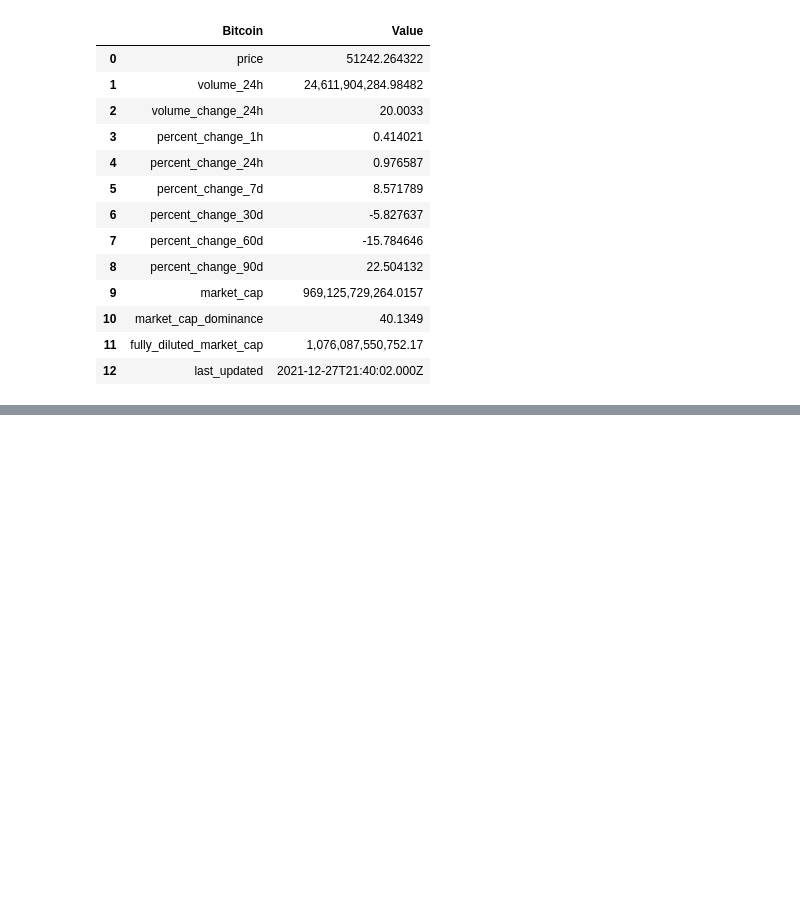
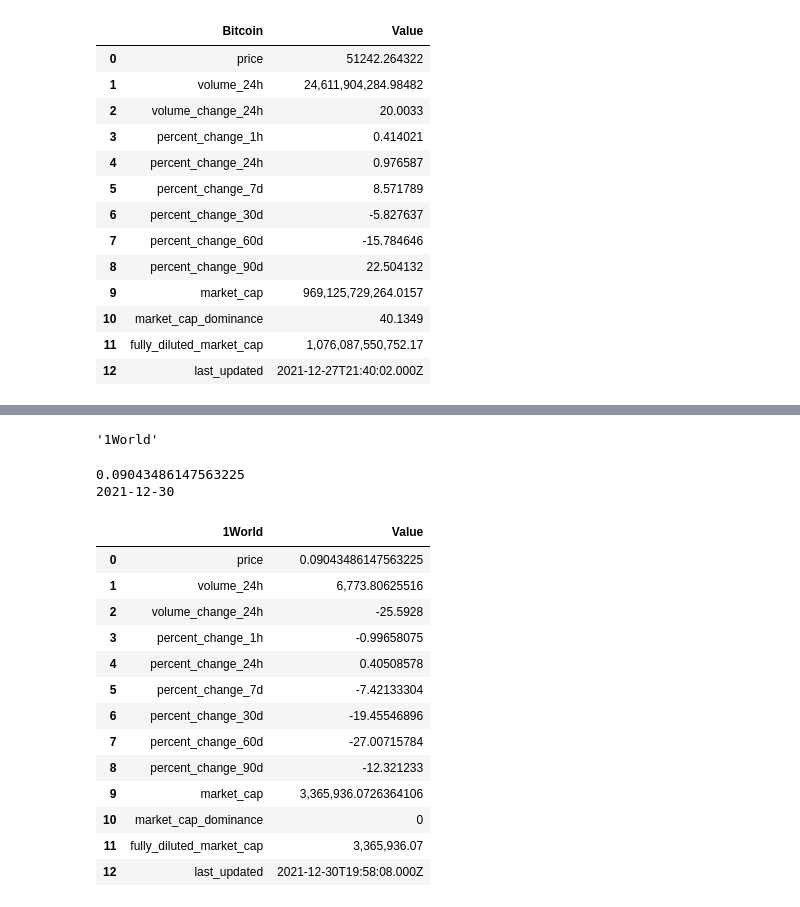
Before and after one commit to mpucci92/CryptoQuotesNewsOld, a Jupyter notebook: SampleCrypto.ipynb, the cells around one changed output, grey strips where cells are left out. Drawn from its saved outputs; the diff is of its cells as text; code cells hidden in the pictures; blank space fills up the shorter version.

```diff
--- a/SampleCrypto.ipynb
+++ b/SampleCrypto.ipynb
@@ -306,0 +1063,2 @@ quote_df
+# %%
+BC_df = pd.read_csv(r"D:\CryptoNews\Data\Raw\2021-12-30\1World_2021-12-30 14-58-55.csv")
@@ -306,0 +1083,10 @@ quote_df
+# %%
+BC_df.columns[0]
+# %% [output]
+'1World'
+# %%
+print(price)
+print(timestamp)
+# %% [output]
+0.09043486147563225
+2021-12-30
@@ -306,0 +1095,17 @@ quote_df
+# %%
+BC_df
+# %% [output]
+|  | 1World | Value |
+| 0 | price | 0.09043486147563225 |
+| 1 | volume_24h | 6,773.80625516 |
+| 2 | volume_change_24h | -25.5928 |
+| 3 | percent_change_1h | -0.99658075 |
+| 4 | percent_change_24h | 0.40508578 |
+| 5 | percent_change_7d | -7.42133304 |
+| 6 | percent_change_30d | -19.45546896 |
+| 7 | percent_change_60d | -27.00715784 |
+| 8 | percent_change_90d | -12.321233 |
+| 9 | market_cap | 3,365,936.0726364106 |
+| 10 | market_cap_dominance | 0 |
+| 11 | fully_diluted_market_cap | 3,365,936.07 |
+| 12 | last_updated | 2021-12-30T19:58:08.000Z |
```
Also changed, not shown: parts of 10 cells of this notebook.
